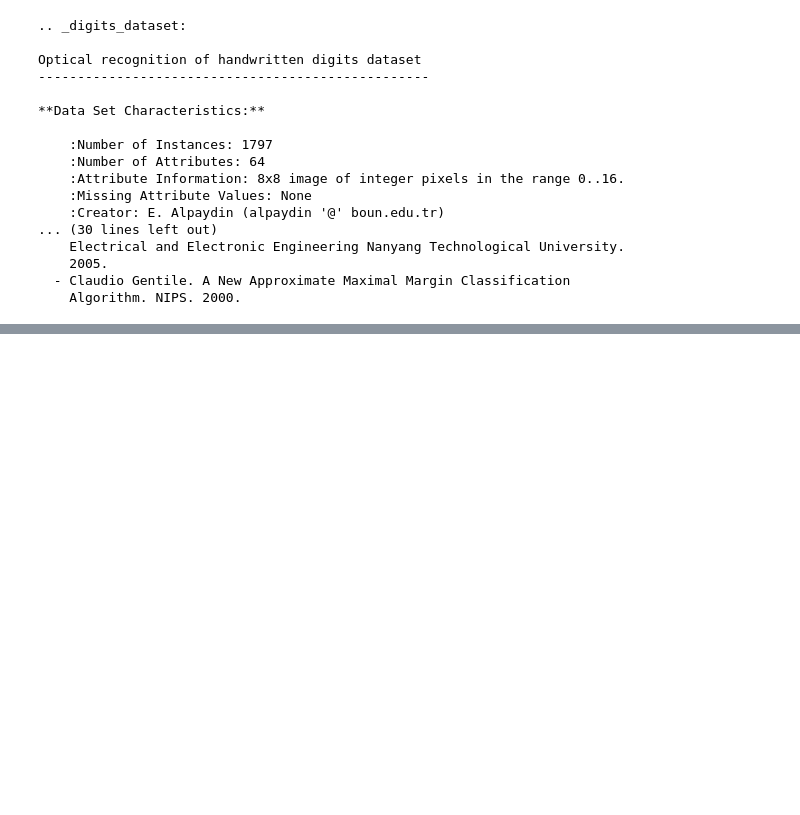
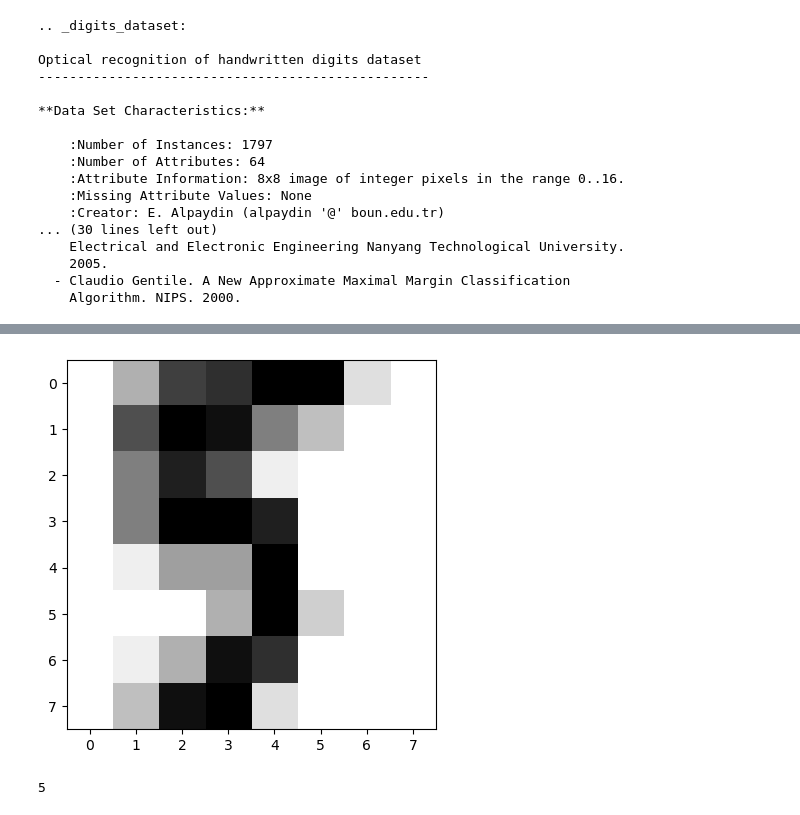
Before and after one commit to Svved/ITS_FirstProject, a Jupyter notebook: Esercizi/MNIST.ipynb, the cells around one changed output, grey strips where cells are left out. Saved outputs shown, nothing was run; the diff lists cells and outputs as text; code cells hidden in the pictures; blank space fills up the shorter version.

```diff
--- a/Esercizi/MNIST.ipynb
+++ b/Esercizi/MNIST.ipynb
@@ -48,0 +72,8 @@ Optical recognition of handwritten digits dataset
+# %%
+plt.imshow(ds.images[15],cmap= 'gray_r'); # è un 5
+# %% [output]
+[figure, added]
+# %%
+ds.target[15] # chiediamo a target che numero è
+# %% [output]
+5
```
Also changed, not shown: parts of 9 cells of this notebook.
